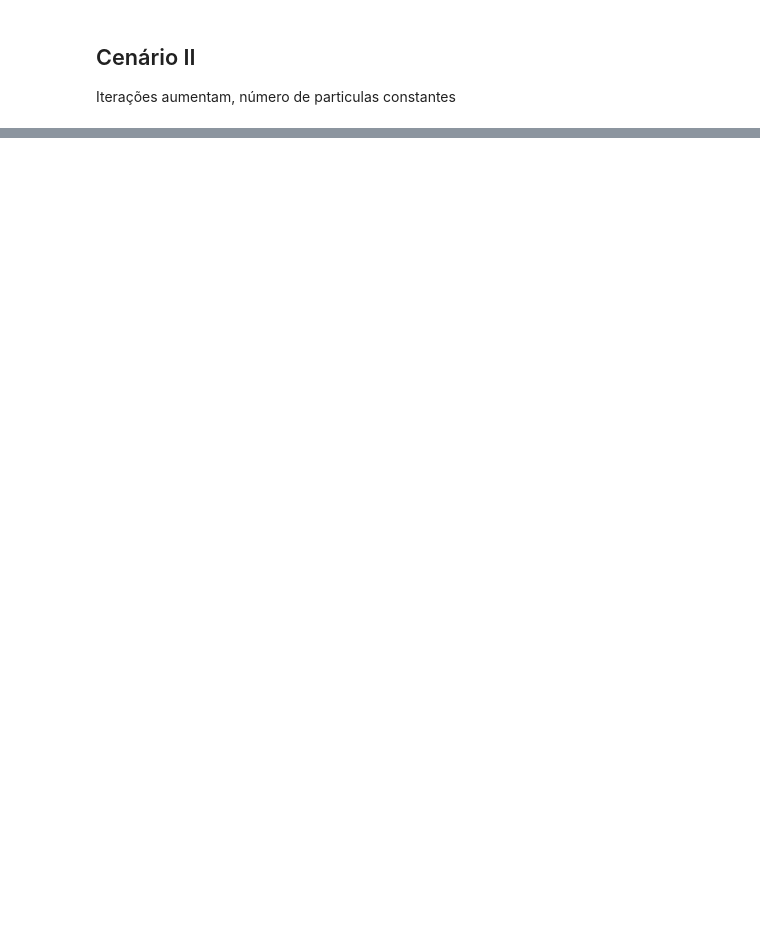
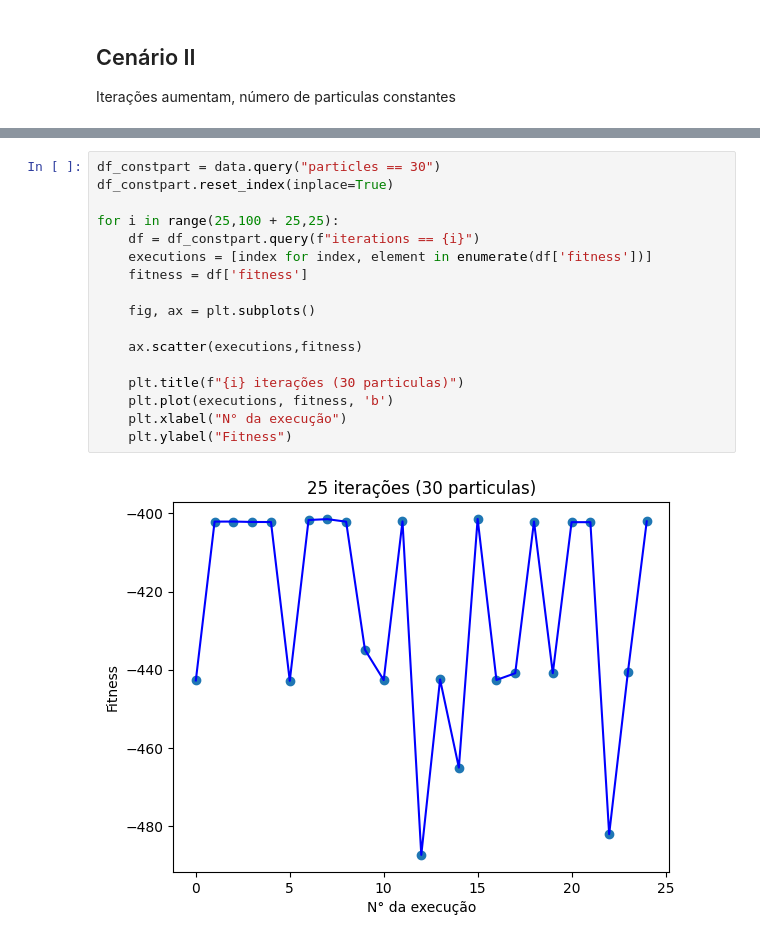
Before and after one commit to raphaelramosds/pso-improved, a Jupyter notebook: discussions.ipynb, the cells around one changed output, grey strips where cells are left out. Cells and saved outputs as stored; diff of their text form; blank space fills up the shorter version.

```diff
--- a/discussions.ipynb
+++ b/discussions.ipynb
@@ -60,0 +59,19 @@ df_constpart
+# %%
+df_constpart = data.query("particles == 30")
+df_constpart.reset_index(inplace=True)
+
+for i in range(25,100 + 25,25):
+    df = df_constpart.query(f"iterations == {i}")
+    executions = [index for index, element in enumerate(df['fitness'])]
+    fitness = df['fitness']
+
+    fig, ax = plt.subplots()
+
+    ax.scatter(executions,fitness)
+
+    plt.title(f"{i} iterações (30 particulas)")
+    plt.plot(executions, fitness, 'b')
+    plt.xlabel("N° da execução")
+    plt.ylabel("Fitness")
+# %% [output]
+[figure, added]
```
Also changed, not shown: parts of 5 cells of this notebook, 1 other file.
